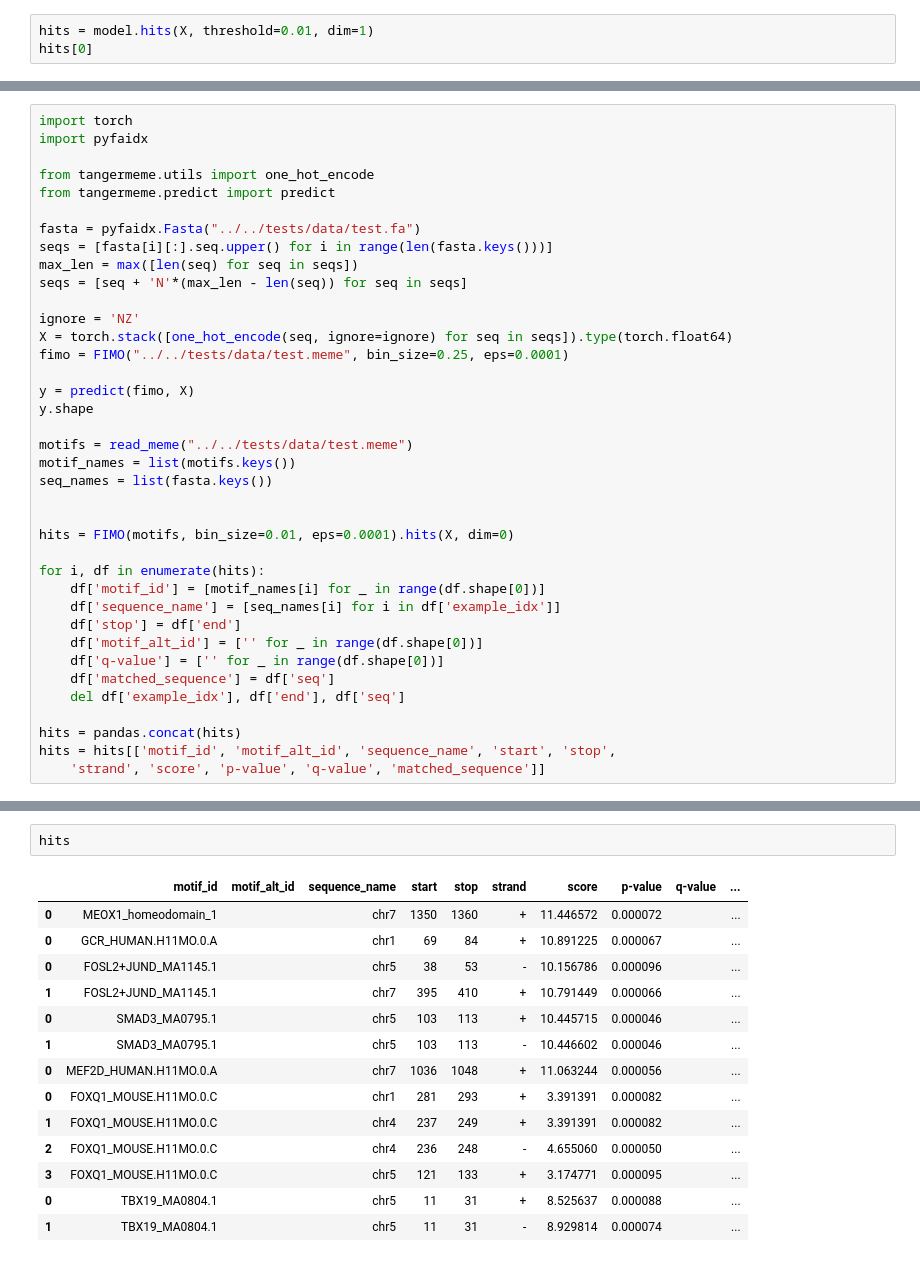
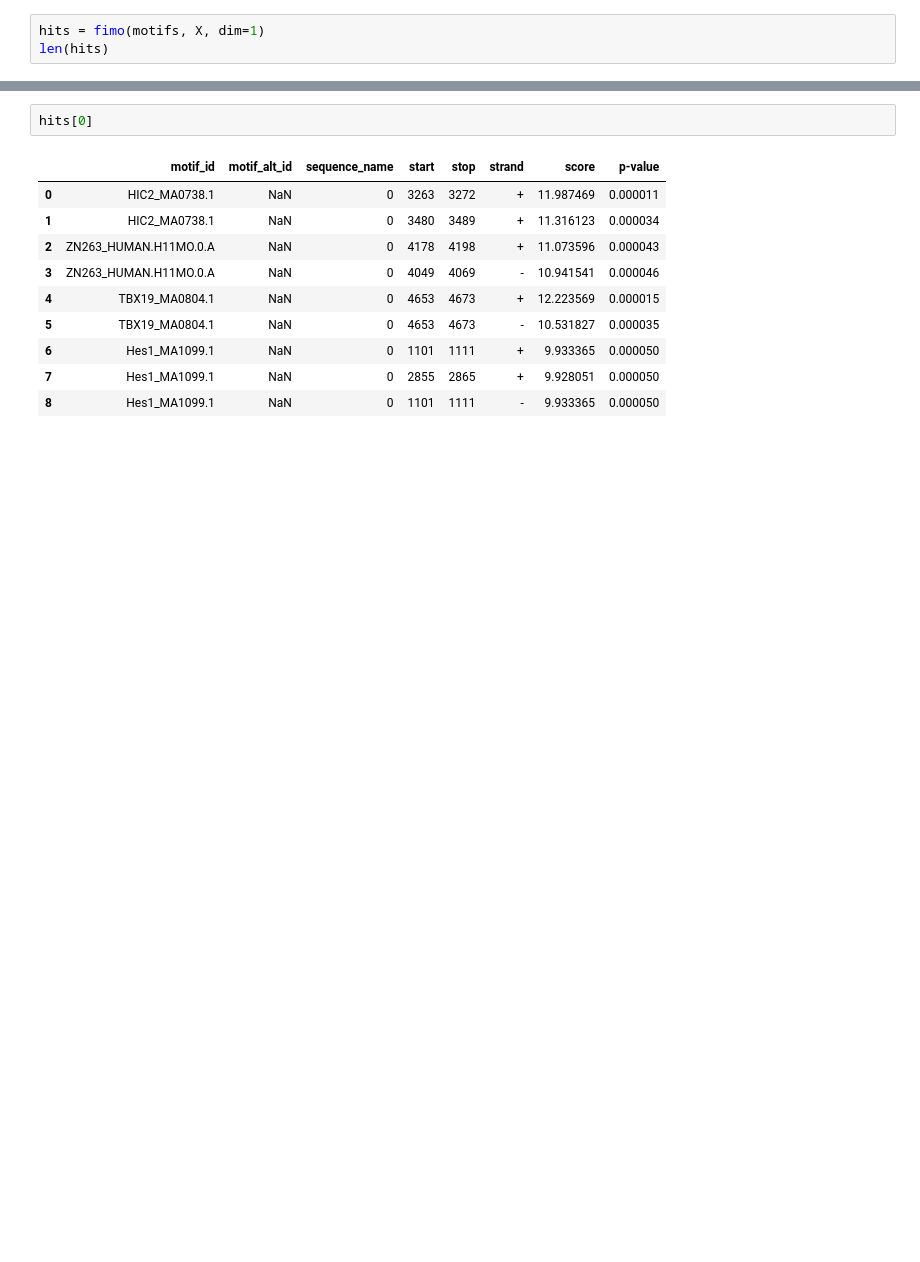
Before and after one commit to jmschrei/tangermeme, a Jupyter notebook: docs/tutorials/Tutorial_D1_FIMO.ipynb, the cells around one changed output, grey strips where cells are left out. Drawn from its saved outputs; the diff is of its cells as text; blank space fills up the shorter version.

Commit message:
ADD FIMO/TOMTOM updates

```diff
--- a/docs/tutorials/Tutorial_D1_FIMO.ipynb
+++ b/docs/tutorials/Tutorial_D1_FIMO.ipynb
@@ -96,4 +93,4 @@ If you are interested in the locus-specific axis you can pass `dim=1` in.
 # %%
-hits = model.hits(X, threshold=0.01, dim=1)
-hits[0]
+hits = fimo(motifs, X, dim=1)
+len(hits)
 # %% [output]
@@ -170,38 +97,0 @@ Warning: Z is not a valid character in DNA alphabet.
-# %%
-import torch
-import pyfaidx
-
-from tangermeme.utils import one_hot_encode
-from tangermeme.predict import predict
-
-fasta = pyfaidx.Fasta("../../tests/data/test.fa")
-seqs = [fasta[i][:].seq.upper() for i in range(len(fasta.keys()))]
-max_len = max([len(seq) for seq in seqs])
-seqs = [seq + 'N'*(max_len - len(seq)) for seq in seqs]
-
-ignore = 'NZ'
-X = torch.stack([one_hot_encode(seq, ignore=ignore) for seq in seqs]).type(torch.float64)
-fimo = FIMO("../../tests/data/test.meme", bin_size=0.25, eps=0.0001)
-
-y = predict(fimo, X)
-y.shape
-
-motifs = read_meme("../../tests/data/test.meme")
-motif_names = list(motifs.keys())
-seq_names = list(fasta.keys())
-
-
-hits = FIMO(motifs, bin_size=0.01, eps=0.0001).hits(X, dim=0)
-
-for i, df in enumerate(hits):
-    df['motif_id'] = [motif_names[i] for _ in range(df.shape[0])]
-    df['sequence_name'] = [seq_names[i] for i in df['example_idx']]
-    df['stop'] = df['end']
-    df['motif_alt_id'] = ['' for _ in range(df.shape[0])]
-    df['q-value'] = ['' for _ in range(df.shape[0])]
-    df['matched_sequence'] = df['seq']
-    del df['example_idx'], df['end'], df['seq']
-
-hits = pandas.concat(hits)
-hits = hits[['motif_id', 'motif_alt_id', 'sequence_name', 'start', 'stop',
-    'strand', 'score', 'p-value', 'q-value', 'matched_sequence']]
@@ -221,17 +100,13 @@ df.head(n=20)
 # %%
-hits
+hits[0]
 # %% [output]
-|  | motif_id | motif_alt_id | sequence_name | start | stop | strand | score | p-value | q-value | ... |
-| 0 | MEOX1_homeodomain_1 |  | chr7 | 1350 | 1360 | + | 11.446572 | 0.000072 |  | ... |
-| 0 | GCR_HUMAN.H11MO.0.A |  | chr1 | 69 | 84 | + | 10.891225 | 0.000067 |  | ... |
-| 0 | FOSL2+JUND_MA1145.1 |  | chr5 | 38 | 53 | - | 10.156786 | 0.000096 |  | ... |
-| 1 | FOSL2+JUND_MA1145.1 |  | chr7 | 395 | 410 | + | 10.791449 | 0.000066 |  | ... |
-| 0 | SMAD3_MA0795.1 |  | chr5 | 103 | 113 | + | 10.445715 | 0.000046 |  | ... |
-| 1 | SMAD3_MA0795.1 |  | chr5 | 103 | 113 | - | 10.446602 | 0.000046 |  | ... |
-| 0 | MEF2D_HUMAN.H11MO.0.A |  | chr7 | 1036 | 1048 | + | 11.063244 | 0.000056 |  | ... |
-| 0 | FOXQ1_MOUSE.H11MO.0.C |  | chr1 | 281 | 293 | + | 3.391391 | 0.000082 |  | ... |
-| 1 | FOXQ1_MOUSE.H11MO.0.C |  | chr4 | 237 | 249 | + | 3.391391 | 0.000082 |  | ... |
-| 2 | FOXQ1_MOUSE.H11MO.0.C |  | chr4 | 236 | 248 | - | 4.655060 | 0.000050 |  | ... |
-| 3 | FOXQ1_MOUSE.H11MO.0.C |  | chr5 | 121 | 133 | + | 3.174771 | 0.000095 |  | ... |
-| 0 | TBX19_MA0804.1 |  | chr5 | 11 | 31 | + | 8.525637 | 0.000088 |  | ... |
-| 1 | TBX19_MA0804.1 |  | chr5 | 11 | 31 | - | 8.929814 | 0.000074 |  | ... |
+|  | motif_id | motif_alt_id | sequence_name | start | stop | strand | score | p-value |
+| 0 | HIC2_MA0738.1 | NaN | 0 | 3263 | 3272 | + | 11.987469 | 0.000011 |
+| 1 | HIC2_MA0738.1 | NaN | 0 | 3480 | 3489 | + | 11.316123 | 0.000034 |
+| 2 | ZN263_HUMAN.H11MO.0.A | NaN | 0 | 4178 | 4198 | + | 11.073596 | 0.000043 |
+| 3 | ZN263_HUMAN.H11MO.0.A | NaN | 0 | 4049 | 4069 | - | 10.941541 | 0.000046 |
+| 4 | TBX19_MA0804.1 | NaN | 0 | 4653 | 4673 | + | 12.223569 | 0.000015 |
+| 5 | TBX19_MA0804.1 | NaN | 0 | 4653 | 4673 | - | 10.531827 | 0.000035 |
+| 6 | Hes1_MA1099.1 | NaN | 0 | 1101 | 1111 | + | 9.933365 | 0.000050 |
+| 7 | Hes1_MA1099.1 | NaN | 0 | 2855 | 2865 | + | 9.928051 | 0.000050 |
+| 8 | Hes1_MA1099.1 | NaN | 0 | 1101 | 1111 | - | 9.933365 | 0.000050 |
```
Also changed, not shown: parts of 48 cells of this notebook, 11 other files.
